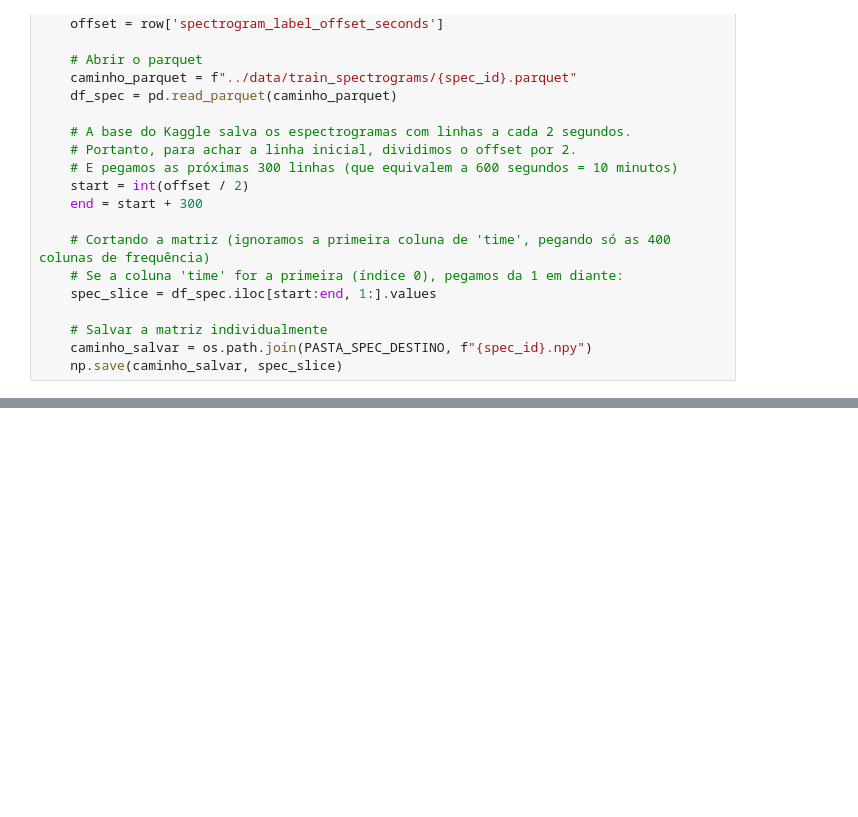
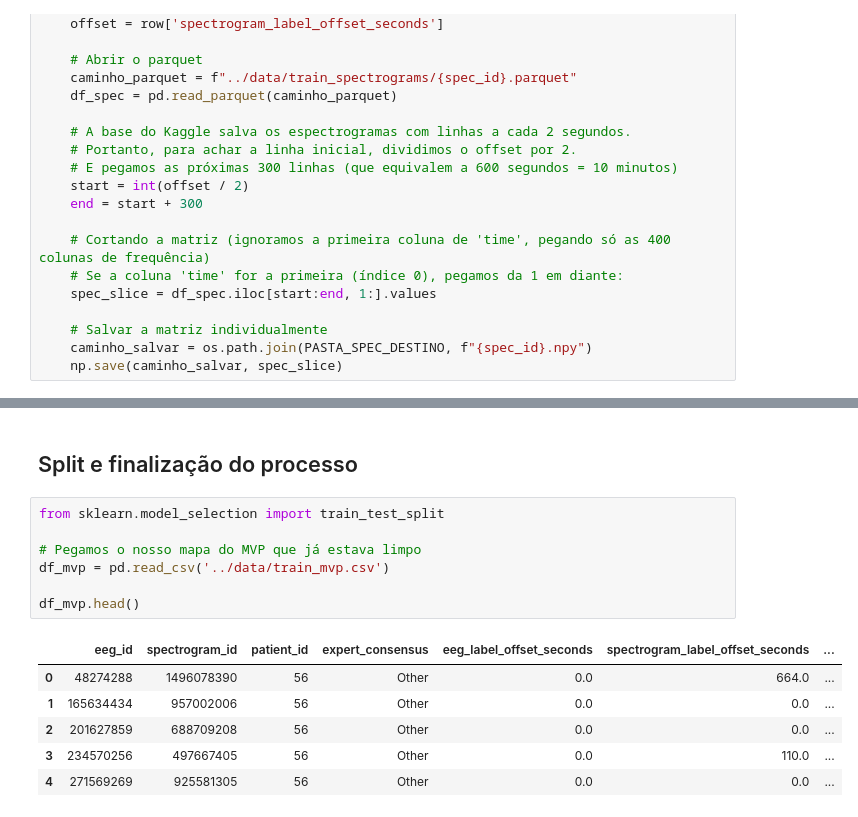
Before and after one commit to Livia-CRPereira/eng_software_tp01, a Jupyter notebook: notebooks/01_preparacao_dos_dados.ipynb, the cells around one changed output, grey strips where cells are left out. Saved outputs shown, nothing was run; the diff lists cells and outputs as text; blank space fills up the shorter version.

```diff
--- a/notebooks/01_preparacao_dos_dados.ipynb
+++ b/notebooks/01_preparacao_dos_dados.ipynb
@@ -302,0 +317,16 @@ print("\n Dados de teste preparados e convertidos com sucesso!")
+# %% [markdown]
+## Split e finalização do processo
+# %%
+from sklearn.model_selection import train_test_split
+
+# Pegamos o nosso mapa do MVP que já estava limpo
+df_mvp = pd.read_csv('../data/train_mvp.csv')
+
+df_mvp.head()
+# %% [output]
+|  | eeg_id | spectrogram_id | patient_id | expert_consensus | eeg_label_offset_seconds | spectrogram_label_offset_seconds | ... |
+| 0 | 48274288 | 1496078390 | 56 | Other | 0.0 | 664.0 | ... |
+| 1 | 165634434 | 957002006 | 56 | Other | 0.0 | 0.0 | ... |
+| 2 | 201627859 | 688709208 | 56 | Other | 0.0 | 0.0 | ... |
+| 3 | 234570256 | 497667405 | 56 | Other | 0.0 | 110.0 | ... |
+| 4 | 271569269 | 925581305 | 56 | Other | 0.0 | 0.0 | ... |
```
Also changed, not shown: parts of 6 cells of this notebook.
